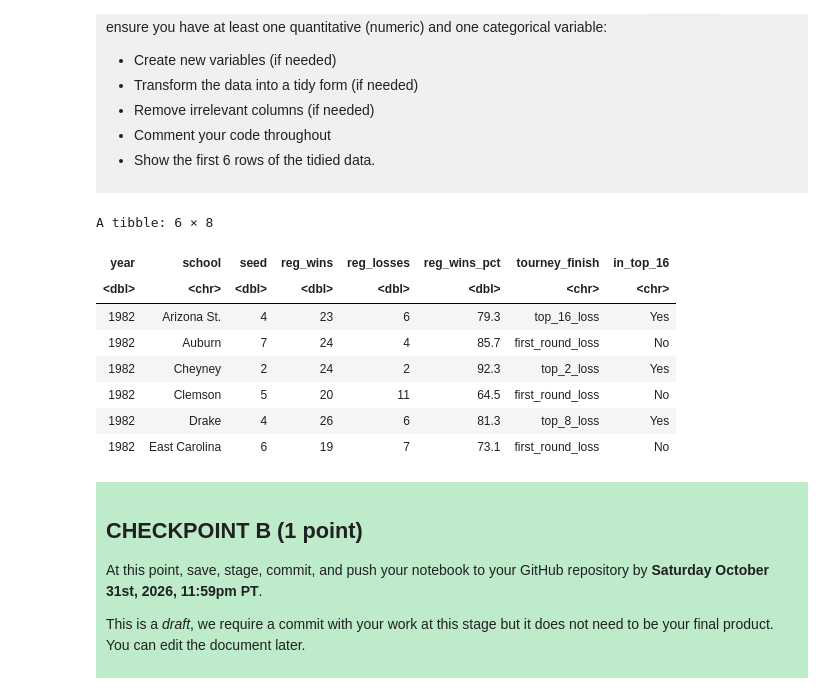
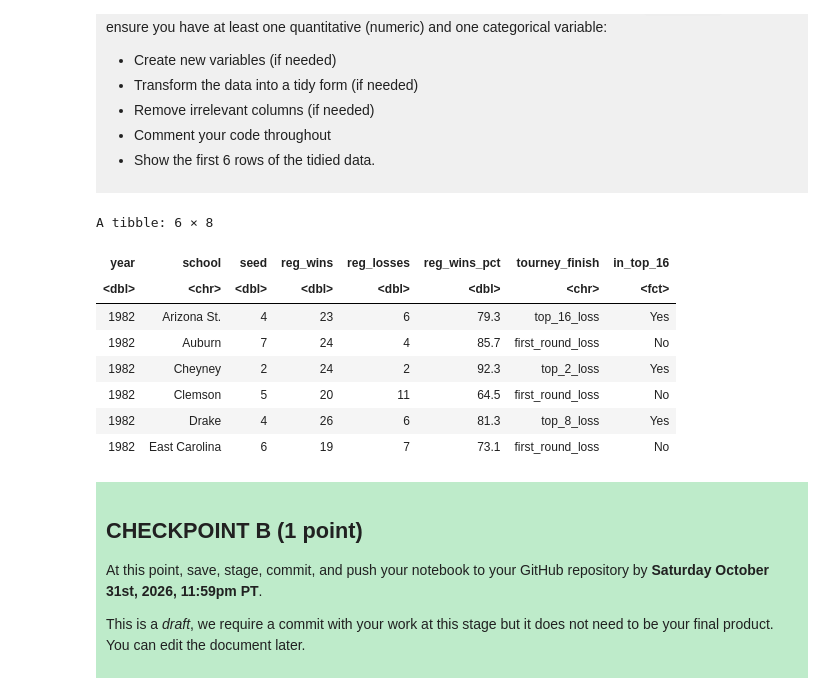
Before and after one commit to kchau822/dsci-100-project-Adrian-Chau, a Jupyter notebook: dsci-100-project-notebook.ipynb, the cells around one changed output. Drawn from its saved outputs; the diff is of its cells as text; code cells hidden in the pictures.

```diff
--- a/dsci-100-project-notebook.ipynb
+++ b/dsci-100-project-notebook.ipynb
@@ -214,16 +214,15 @@ Produce a tidy data set that could be used to answer your research question usin
 # %%
 WmenMarMadness_selected <- select(WmenMarMadness, year, school, seed, reg_wins, reg_losses, reg_wins_pct, tourney_finish) #select the relavant columns
 
 WmenMarMadness_tidy <- WmenMarMadness_selected |>
-  mutate(in_top_16 = if_else(
-      tourney_finish %in% c("top_16_loss", "top_8_loss", "top_4_loss", "top_2_loss", "champion"), "Yes", "No") ) |> #create a categorical variable in_top_16: "Yes" or "No"
-  drop_na() #remove the possible NAs in the data
-
+    mutate(in_top_16 = if_else(
+        tourney_finish %in% c("top_16_loss", "top_8_loss", "top_4_loss", "top_2_loss", "champion"), "Yes", "No"), #create a categorical variable in_top_16: "Yes" or "No"
+    in_top_16 = as.factor(in_top_16)) # Converts the character variable to a factor
 head(WmenMarMadness_tidy) #show the first 6 rows
 # %% [output]
 A tibble: 6 × 8
 | year | school | seed | reg_wins | reg_losses | reg_wins_pct | tourney_finish | in_top_16 |
-| <dbl> | <chr> | <dbl> | <dbl> | <dbl> | <dbl> | <chr> | <chr> |
+| <dbl> | <chr> | <dbl> | <dbl> | <dbl> | <dbl> | <chr> | <fct> |
 | 1982 | Arizona St. | 4 | 23 | 6 | 79.3 | top_16_loss | Yes |
 | 1982 | Auburn | 7 | 24 | 4 | 85.7 | first_round_loss | No |
 | 1982 | Cheyney | 2 | 24 | 2 | 92.3 | top_2_loss | Yes |
```
Also changed, not shown: parts of 5 cells of this notebook.
